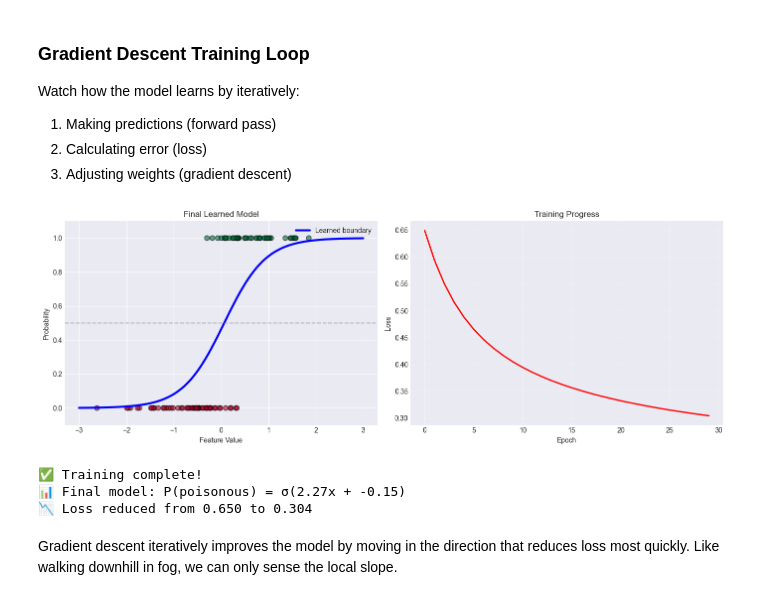
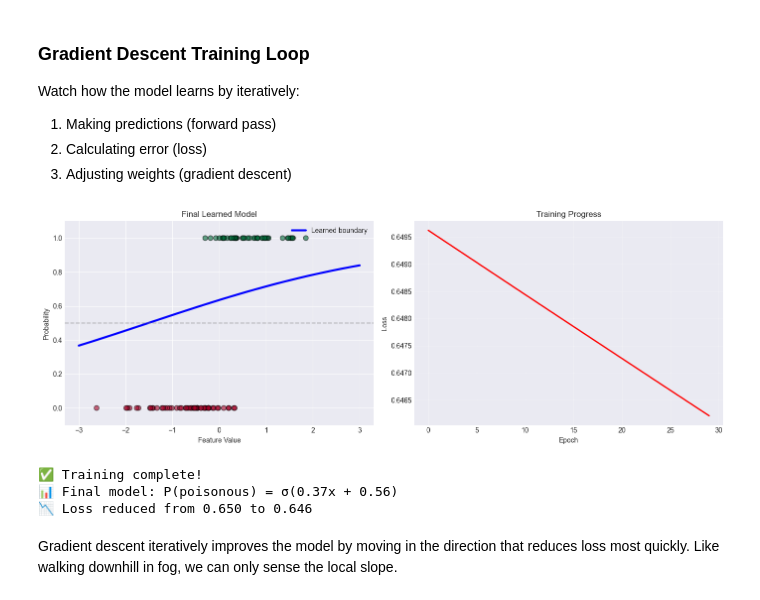
Before and after one commit to sibi26/learn-ml-by-building, a Jupyter notebook: Lecture 5 Probabilistic Classification/05-ProbClass.ipynb, the cells around one changed output. Saved outputs shown, nothing was run; the diff lists cells and outputs as text; code cells hidden in the pictures.

```diff
--- a/Lecture 5 Probabilistic Classification/05-ProbClass.ipynb
+++ b/Lecture 5 Probabilistic Classification/05-ProbClass.ipynb
@@ -470,7 +470,7 @@ y_toy = (X_toy.squeeze() + 0.3 * np.random.randn(n_samples) > 0).astype(int)
 
 # Initialize
 w, b = np.random.randn(), np.random.randn()
-lr_rate = 0.5
+lr_rate = 0.001
 history = {'loss': [], 'w': [], 'b': []}
 
 # Training animation
@@ -495,37 +495,37 @@ for epoch in range(30):
     # Update
     w -= lr_rate * dw
     b -= lr_rate * db
 
 # Visualize final result
 ax1.scatter(X_toy, y_toy, c=y_toy, cmap='RdYlGn', alpha=0.6, s=50, edgecolor='black')
 x_line = np.linspace(-3, 3, 100)
 y_line = 1 / (1 + np.exp(-(x_line * w + b)))
 ax1.plot(x_line, y_line, 'b-', linewidth=3, label='Learned boundary')
 ax1.axhline(y=0.5, color='gray', linestyle='--', alpha=0.5)
 ax1.set_xlabel('Feature Value')
 ax1.set_ylabel('Probability')
 ax1.set_title('Final Learned Model')
 ax1.legend()
 ax1.set_ylim(-0.1, 1.1)
 
 # Loss curve
 ax2.plot(history['loss'], 'r-', linewidth=2)
 ax2.set_xlabel('Epoch')
 ax2.set_ylabel('Loss')
 ax2.set_title('Training Progress')
 ax2.grid(True, alpha=0.3)
 
 plt.tight_layout()
 plt.show()
 
 print(f"✅ Training complete!")
 print(f"📊 Final model: P(poisonous) = σ({w:.2f}x + {b:.2f})")
 print(f"📉 Loss reduced from {history['loss'][0]:.3f} to {history['loss'][-1]:.3f}")
 # %% [output]
-[figure, old version]
+[figure, new version]
 ✅ Training complete!
-📊 Final model: P(poisonous) = σ(2.27x + -0.15)
-📉 Loss reduced from 0.650 to 0.304
+📊 Final model: P(poisonous) = σ(0.37x + 0.56)
+📉 Loss reduced from 0.650 to 0.646
 # %% [markdown]
 Gradient descent iteratively improves the model by moving in the direction that reduces loss most quickly. Like walking downhill in fog, we can only sense the local slope.
 # %% [markdown]
```
Also changed, not shown: parts of 1 cell of this notebook, 4 other files.
